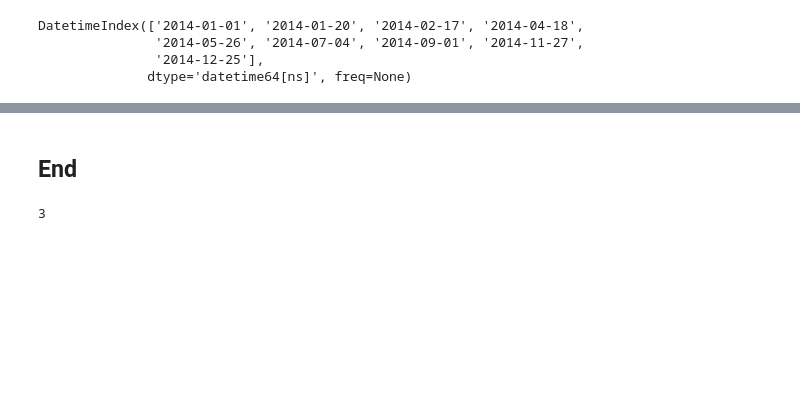
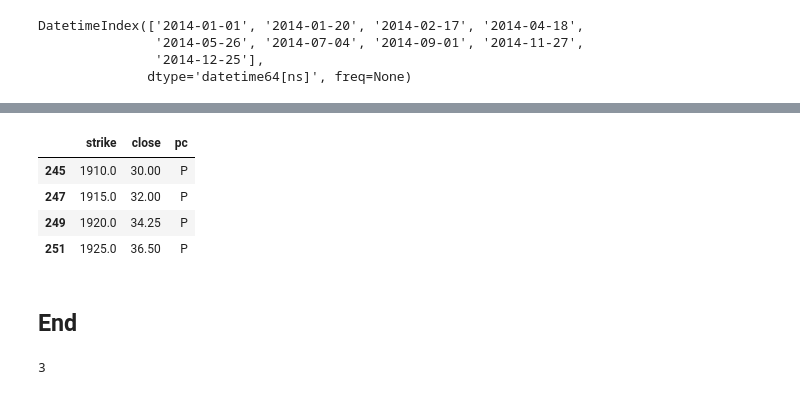
Before and after one commit to bgithub1/volgrid, a Jupyter notebook: volgrid/cboe_skew_analysis.ipynb, the cells around one changed output, grey strips where cells are left out. Cells and saved outputs as stored; diff of their text form; code cells hidden in the pictures; blank space fills up the shorter version.

```diff
--- a/volgrid/cboe_skew_analysis.ipynb
+++ b/volgrid/cboe_skew_analysis.ipynb
@@ -574,3 +663,11 @@ datetime.datetime(2019, 12, 6, 0, 0)
+# %%
+df4
+# %% [output]
+|  | strike | close | pc |
+| 245 | 1910.0 | 30.00 | P |
+| 247 | 1915.0 | 32.00 | P |
+| 249 | 1920.0 | 34.25 | P |
+| 251 | 1925.0 | 36.50 | P |
 # %% [markdown]
 ## End
 # %%
```
Also changed, not shown: parts of 16 cells of this notebook.
